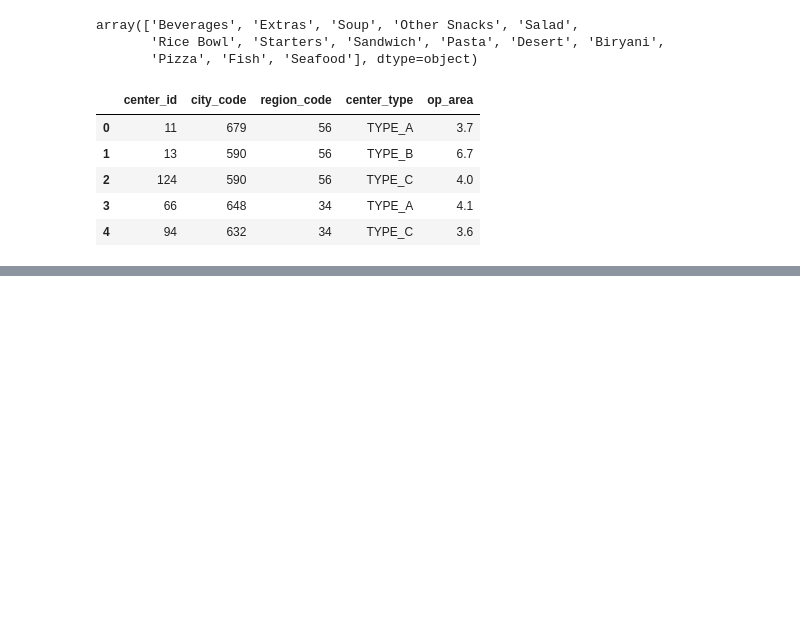
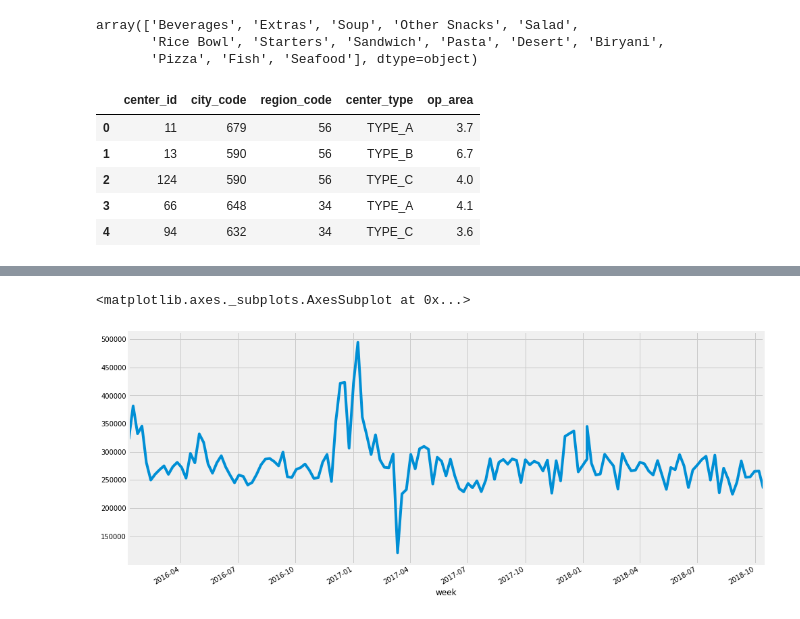
Before and after one commit to shineshiao/machine-learning-coder_school, a Jupyter notebook: final_project/Final_project.ipynb, the cells around one changed output, grey strips where cells are left out. Drawn from its saved outputs; the diff is of its cells as text; code cells hidden in the pictures; blank space fills up the shorter version.

```diff
--- a/final_project/Final_project.ipynb
+++ b/final_project/Final_project.ipynb
@@ -132,0 +181,6 @@ KeyError: 'num_orders'
+# %%
+ts = y_beverages['num_orders']
+ts.plot(y = "num_orders")
+# %% [output]
+<matplotlib.axes._subplots.AxesSubplot at 0x...>
+[figure, added]
```
Also changed, not shown: parts of 19 cells of this notebook, 2 other files.
